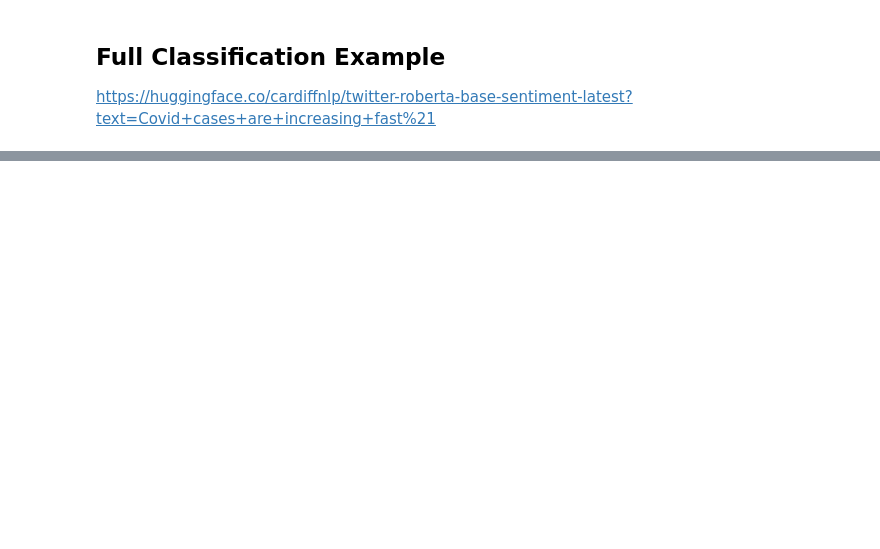
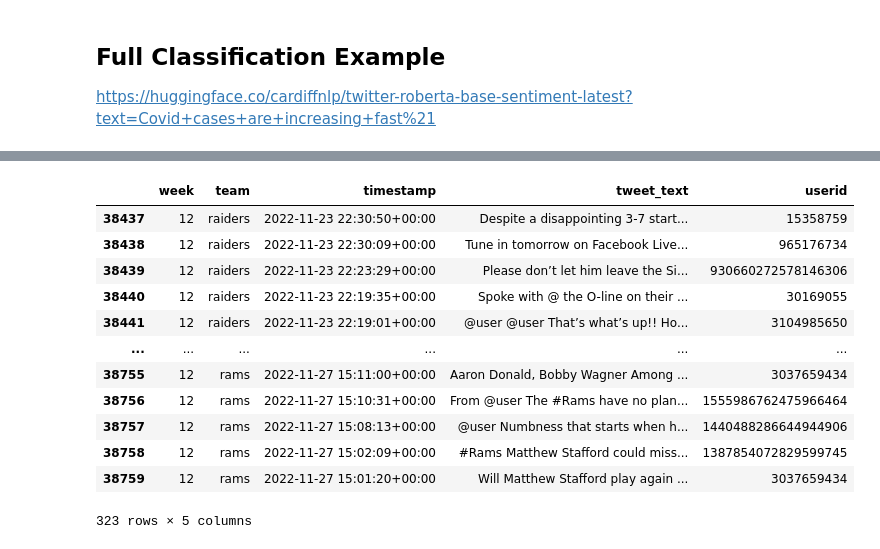
Before and after one commit to huuugh18/NFL_twitter_sentiment_odds, a Jupyter notebook: tweet_collection/tweet_nlp2.ipynb, the cells around one changed output, grey strips where cells are left out. Drawn from its saved outputs; the diff is of its cells as text; code cells hidden in the pictures; blank space fills up the shorter version.

```diff
--- a/tweet_collection/tweet_nlp2.ipynb
+++ b/tweet_collection/tweet_nlp2.ipynb
@@ -239,0 +187,16 @@ for i in range(scores.shape[0]):
+# %%
+df_119
+# %% [output]
+|  | week | team | timestamp | tweet_text | userid |
+| 38437 | 12 | raiders | 2022-11-23 22:30:50+00:00 | Despite a disappointing 3-7 start... | 15358759 |
+| 38438 | 12 | raiders | 2022-11-23 22:30:09+00:00 | Tune in tomorrow on Facebook Live... | 965176734 |
+| 38439 | 12 | raiders | 2022-11-23 22:23:29+00:00 | Please don’t let him leave the Si... | 930660272578146306 |
+| 38440 | 12 | raiders | 2022-11-23 22:19:35+00:00 | Spoke with @ the O-line on their ... | 30169055 |
+| 38441 | 12 | raiders | 2022-11-23 22:19:01+00:00 | @user @user That’s what’s up!! Ho... | 3104985650 |
+| ... | ... | ... | ... | ... | ... |
+| 38755 | 12 | rams | 2022-11-27 15:11:00+00:00 | Aaron Donald, Bobby Wagner Among ... | 3037659434 |
+| 38756 | 12 | rams | 2022-11-27 15:10:31+00:00 | From @user The #Rams have no plan... | 1555986762475966464 |
+| 38757 | 12 | rams | 2022-11-27 15:08:13+00:00 | @user Numbness that starts when h... | 1440488286644944906 |
+| 38758 | 12 | rams | 2022-11-27 15:02:09+00:00 | #Rams Matthew Stafford could miss... | 1387854072829599745 |
+| 38759 | 12 | rams | 2022-11-27 15:01:20+00:00 | Will Matthew Stafford play again ... | 3037659434 |
+323 rows × 5 columns
```
Also changed, not shown: parts of 24 cells of this notebook, 8 other files.
